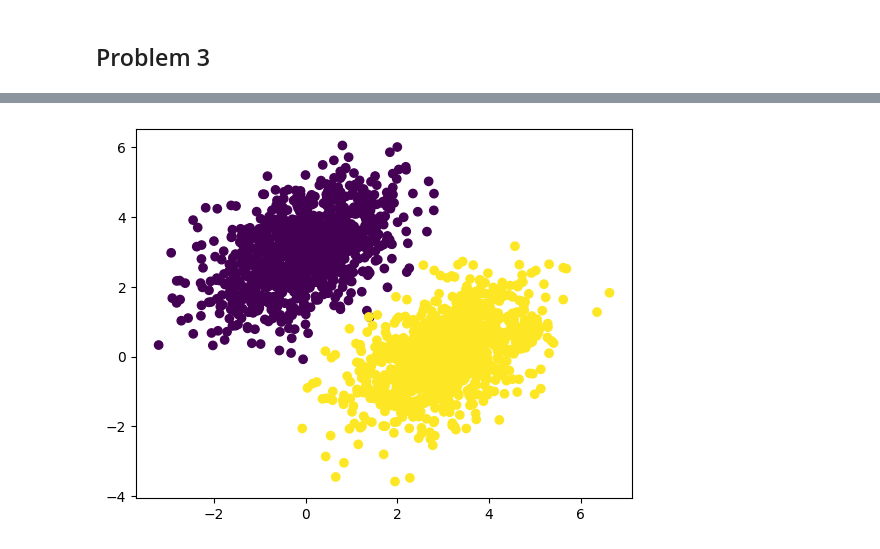
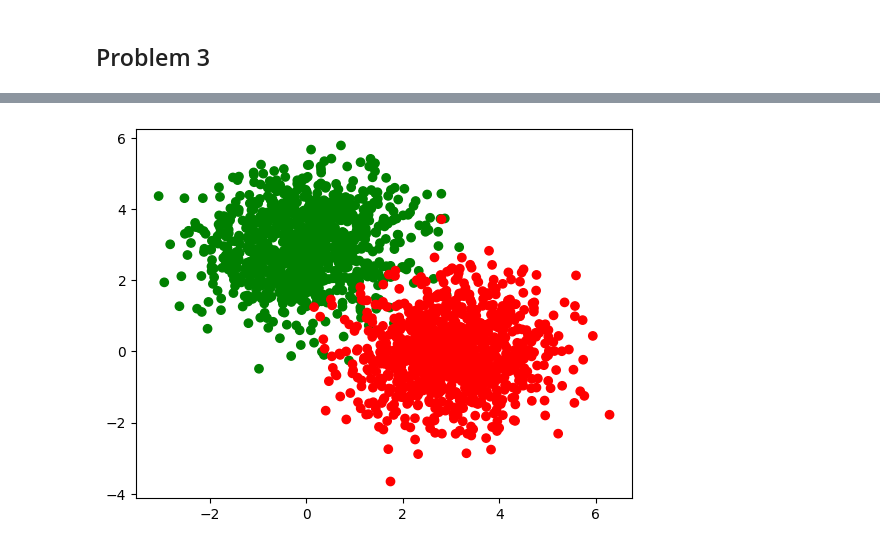
Before and after one commit to chlovec/hues_programs, a Jupyter notebook: csie_89/notebooks/e89_alfred_okoronkwo_02.ipynb, the cells around one changed output, grey strips where cells are left out. Drawn from its saved outputs; the diff is of its cells as text; code cells hidden in the pictures.

```diff
--- a/csie_89/notebooks/e89_alfred_okoronkwo_02.ipynb
+++ b/csie_89/notebooks/e89_alfred_okoronkwo_02.ipynb
@@ -141,9 +141,11 @@ The values of the partial derivatives computed with tf.GradientTape() are the as
 ## Problem 3
 # %%
 num_samples_per_class = 1000
+cov = [[1, 0.05], [0.05, 1]]
+
 negative_samples = np.random.multivariate_normal(
-    mean=[0,3], cov=[[1, 0.5], [0.5, 1]], size=num_samples_per_class,
+    mean=[0,3], cov=cov, size=num_samples_per_class,
 )
 positive_samples = np.random.multivariate_normal(
-    mean=[3,0], cov=[[1, 0.5], [0.5, 1]], size=num_samples_per_class,
+    mean=[3,0], cov=cov, size=num_samples_per_class,
 )
@@ -154,10 +164,13 @@ targets = np.vstack((
     np.ones((num_samples_per_class, 1), dtype='float32')
 ))
 # %%
-plt.scatter(inputs[:, 0], inputs[:, 1], c=targets[:, 0])
+# Map the booleans to colors
+colors = np.where(targets[:, 0], 'red', 'green')
+
+plt.scatter(inputs[:, 0], inputs[:, 1], c=colors)
 plt.show()
 # %% [output]
-[figure, old version]
+[figure, new version]
 # %%
 input_dim = 2
 output_dim = 1
```
Also changed, not shown: parts of 10 cells of this notebook, 6 other files.
